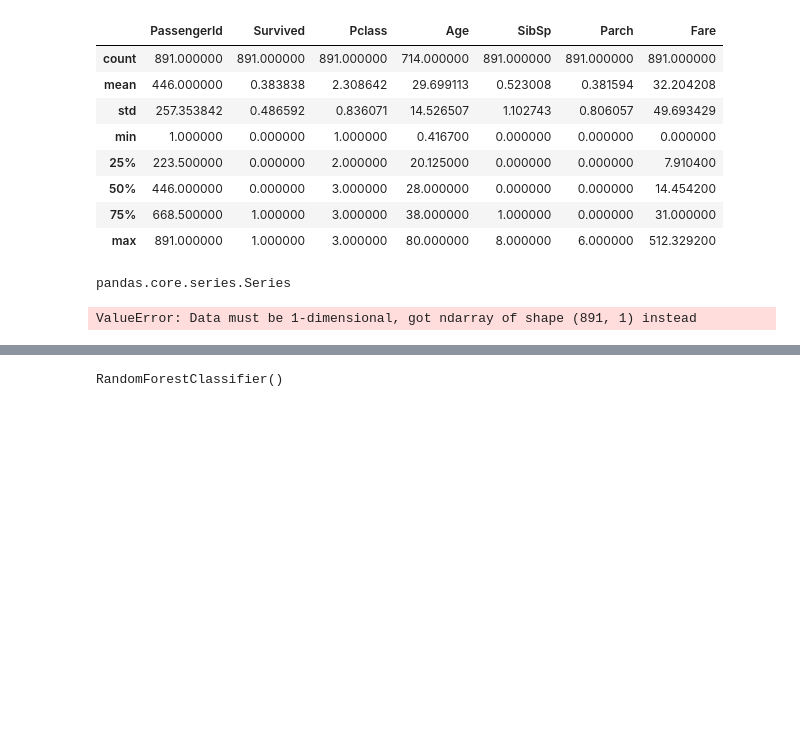
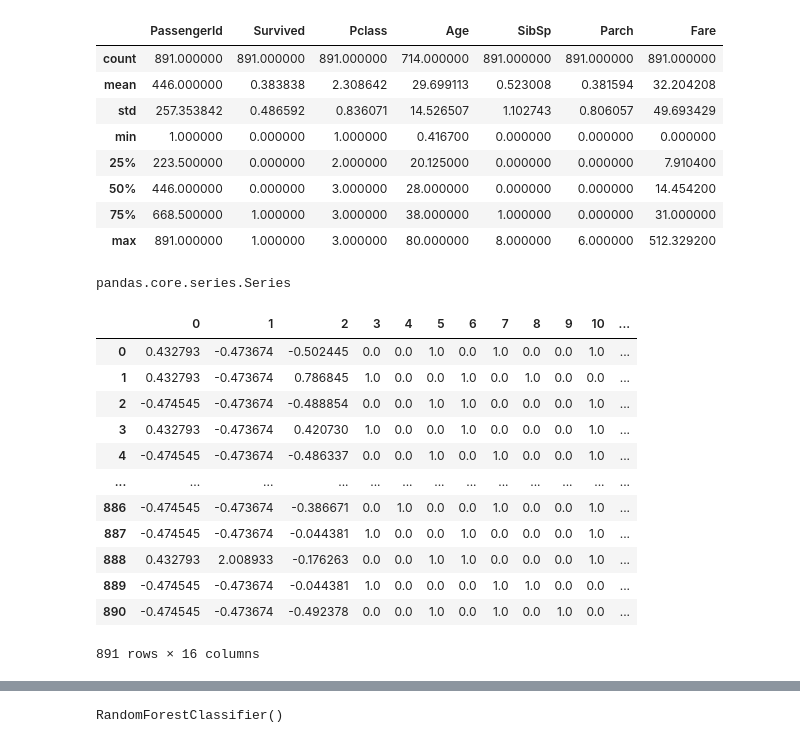
Before and after one commit to bennk0509/Hands-On-Machine-Learning-with-Scikit-Learn-Keras-and-TensorFlow-3rd-Edition, a Jupyter notebook: 3. Exercises.ipynb, the cells around one changed output, grey strips where cells are left out. Cells and saved outputs as stored; diff of their text form; code cells hidden in the pictures; blank space fills up the shorter version.

```diff
--- a/3. Exercises.ipynb
+++ b/3. Exercises.ipynb
@@ -279,5 +284,18 @@ preprocess_pipeline = ColumnTransformer([
 ])
 # %%
 X_train = preprocess_pipeline.fit_transform(train_data)
+pd.DataFrame(X_train)
 # %% [output]
+|  | 0 | 1 | 2 | 3 | 4 | 5 | 6 | 7 | 8 | 9 | 10 | ... |
+| 0 | 0.432793 | -0.473674 | -0.502445 | 0.0 | 0.0 | 1.0 | 0.0 | 1.0 | 0.0 | 0.0 | 1.0 | ... |
+| 1 | 0.432793 | -0.473674 | 0.786845 | 1.0 | 0.0 | 0.0 | 1.0 | 0.0 | 1.0 | 0.0 | 0.0 | ... |
+| 2 | -0.474545 | -0.473674 | -0.488854 | 0.0 | 0.0 | 1.0 | 1.0 | 0.0 | 0.0 | 0.0 | 1.0 | ... |
+| 3 | 0.432793 | -0.473674 | 0.420730 | 1.0 | 0.0 | 0.0 | 1.0 | 0.0 | 0.0 | 0.0 | 1.0 | ... |
+| 4 | -0.474545 | -0.473674 | -0.486337 | 0.0 | 0.0 | 1.0 | 0.0 | 1.0 | 0.0 | 0.0 | 1.0 | ... |
+| ... | ... | ... | ... | ... | ... | ... | ... | ... | ... | ... | ... | ... |
+| 886 | -0.474545 | -0.473674 | -0.386671 | 0.0 | 1.0 | 0.0 | 0.0 | 1.0 | 0.0 | 0.0 | 1.0 | ... |
+| 887 | -0.474545 | -0.473674 | -0.044381 | 1.0 | 0.0 | 0.0 | 1.0 | 0.0 | 0.0 | 0.0 | 1.0 | ... |
+| 888 | 0.432793 | 2.008933 | -0.176263 | 0.0 | 0.0 | 1.0 | 1.0 | 0.0 | 0.0 | 0.0 | 1.0 | ... |
+| 889 | -0.474545 | -0.473674 | -0.044381 | 1.0 | 0.0 | 0.0 | 0.0 | 1.0 | 1.0 | 0.0 | 0.0 | ... |
+| 890 | -0.474545 | -0.473674 | -0.492378 | 0.0 | 0.0 | 1.0 | 0.0 | 1.0 | 0.0 | 1.0 | 0.0 | ... |
-ValueError: Data must be 1-dimensional, got ndarray of shape (891, 1) instead
+891 rows × 16 columns
```
Also changed, not shown: parts of 8 cells of this notebook, 2 other files.
